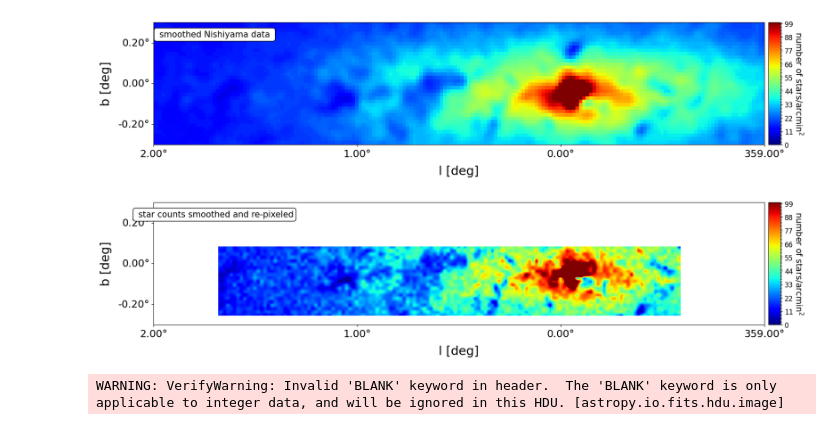
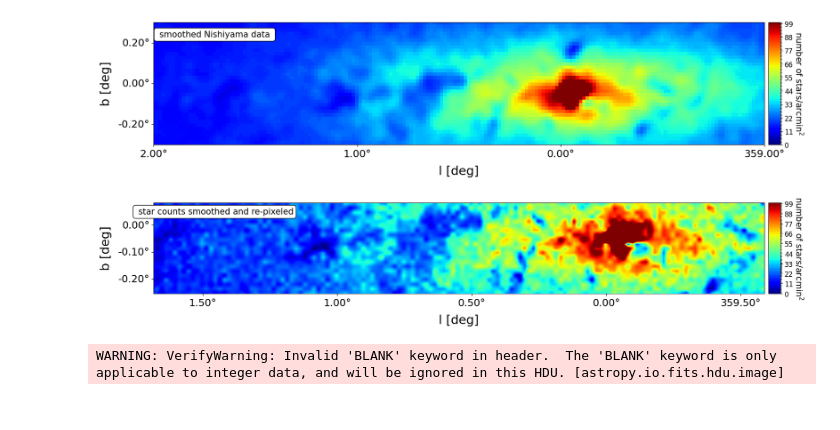
Before and after one commit to danilipman/cmz_synth, a Jupyter notebook: Nishiyama2013/star_count_NF_method.ipynb, the cells around one changed output. Cells and saved outputs as stored; diff of their text form; code cells hidden in the pictures.

Commit message:
updated PPDF and ellipse code to include xray data as well as adjusted and corrected starcounts method

```diff
--- a/Nishiyama2013/star_count_NF_method.ipynb
+++ b/Nishiyama2013/star_count_NF_method.ipynb
@@ -42,6 +45,11 @@ from reproject import reproject_interp
 star_counts_filename = './FITS/nishiyama_counts.fits'
 star_counts = pyfits.open('./FITS/nishiyama_counts.fits')[0]
 star_counts_wcs = WCS(star_counts.header)
+
+
+counts_err_filename = './FITS/nishiyama_error.fits'
+counts_err = pyfits.open('./FITS/nishiyama_error.fits')[0]
+counts_err_wcs = WCS(counts_err.header)
 
 model_counts_filename = './FITS/model_counts.fits'
 model_counts = pyfits.open('./FITS/model_counts.fits')[0]
@@ -64,11 +72,14 @@ def gaussian_smoothing(res_want, pix_scale, header, data, filename):
 
     return smoothed
 # %%
-## Smooth the star count map to column density map
+## Smooth the star count and error maps to column density map
 sig_colden = 36./2.355 # arcsec
 pixscale_colden = 3.2 # arcsec/pix
 pixscale_starcount = star_counts.header['CDELT2']*3600
 star_count_smoothed = gaussian_smoothing(sig_colden, pixscale_starcount,star_counts.header, star_counts.data, star_counts_filename  )
+counts_err_smoothed  = gaussian_smoothing(sig_colden, pixscale_starcount,counts_err.header, counts_err.data, counts_err_filename  )
+model_counts_smoothed  = gaussian_smoothing(sig_colden, pixscale_starcount,model_counts.header, model_counts.data, model_counts_filename  )
+
 
 levels  = np.linspace(0,100,101)
 norm    = mc.BoundaryNorm(levels, 256)
@@ -107,7 +118,7 @@ cb1.ax.tick_params(labelsize=12)
 
 
 
-## re-pixel smoothed star count, regular star count, and model to column density map (i.e. it matches the mask)
+## re-pixel smoothed star count, regular star count, error map, and model to column density map (i.e. it matches the mask)
 star_count_smoothed = pyfits.open('{}_smoothed_reff{}arcmin.fits'.format(star_counts_filename, 3))[0]
 star_count_smooth_regrid, regrid_footprint = reproject_interp(star_count_smoothed, full_cloud_cat_mask.header)
 pyfits.writeto('./FITS/star_counts_smoothed_conv36arcsec.fits', star_count_smooth_regrid, full_cloud_cat_mask.header, overwrite=True)
@@ -116,43 +127,48 @@ star_count_regrid, regrid_footprint = reproject_interp(star_counts, full_cloud_c
 pyfits.writeto('./FITS/star_counts_conv36arcsec.fits', star_count_regrid, full_cloud_cat_mask.header, overwrite=True)
 
 
+counts_err_smoothed = pyfits.open('{}_smoothed_reff{}arcmin.fits'.format(counts_err_filename, 3))[0]
+counts_err_smoothed_regrid, regrid_footprint = reproject_interp(counts_err_smoothed, full_cloud_cat_mask.header)
+pyfits.writeto('./FITS/counts_err_smoothed_conv36arcsec.fits', counts_err_smoothed_regrid, full_cloud_cat_mask.header, overwrite=True)
 
-model_count_regrid, regrid_footprint = reproject_interp(model_counts, full_cloud_cat_mask.header)
-pyfits.writeto('./FITS/model_counts_conv36arcsec.fits', model_count_regrid, full_cloud_cat_mask.header, overwrite=True)
+
+model_count_smoothed = pyfits.open('{}_smoothed_reff{}arcmin.fits'.format(model_counts_filename, 3))[0]
+model_count_smoothed_regrid, regrid_footprint = reproject_interp(model_count_smoothed, full_cloud_cat_mask.header)
+pyfits.writeto('./FITS/model_counts_smoothed_conv36arcsec.fits', model_count_smoothed_regrid, full_cloud_cat_mask.header, overwrite=True)
 
 #extent of plot
 ext_min = skycoord_to_pixel(SkyCoord(2, -0.3, unit="deg", frame='galactic'), full_cloud_cat_mask_wcs)
 ext_max = skycoord_to_pixel(SkyCoord(-1, 0.3, unit="deg", frame='galactic'), full_cloud_cat_mask_wcs)
 
 fig, ax = plt.subplots(nrows=1, subplot_kw={'projection': full_cloud_cat_mask_wcs}, figsize = (20,4), sharex=True, sharey=True)
 
 IM = ax.imshow(star_count_regrid,cmap='jet',norm =norm, origin='lower')
 lon = ax.coords[0]
 lat = ax.coords[1]
 lon.set_major_formatter('d.dd')
 lat.set_major_formatter('d.dd')
 lon.set_ticks_position('b')
 lon.set_ticklabel_position('b')
 lon.set_axislabel_position('b')
 lat.set_ticks_position('l')
 lat.set_ticklabel_position('l')
 lat.set_axislabel_position('l')
 ax.set_xlabel('l [deg]',fontsize=22)
 ax.set_ylabel('b [deg]',fontsize=22)
-ax.set_xlim(ext_min[0],ext_max[0])
-ax.set_ylim(ext_min[1],ext_max[1])
+#ax.set_xlim(ext_min[0],ext_max[0])
+#ax.set_ylim(ext_min[1],ext_max[1])
 ax.tick_params(labelsize=18)
 ax.text(0.1, 0.90, r' star counts smoothed and re-pixeled', ha='center', va='center', transform=ax.transAxes,
            bbox=dict(boxstyle = 'round', facecolor='white', edgecolor='k', alpha=1), fontsize=15)
 
 divider1 = make_axes_locatable(ax)
 cax1 = divider1.append_axes("right", size="2%", pad=0.1,  axes_class=maxes.Axes)
 cb1 = fig.colorbar(IM, orientation="vertical", cax = cax1)
 cb1.set_label(label = r'number of stars/arcmin$^{2}$', labelpad=20, y=0.5, rotation=-90, fontsize = 15)
 cb1.ax.tick_params(labelsize=12)
 # %% [output]
 [figure]
-[figure, old version]
+[figure, new version]
 # %%
 #Grab the existing table columns we want
 cat = Table.read('../../3D_CMZ/LBV_plots_stuff/CMZ_cloud_catalogue_data.tex')
```
Also changed, not shown: parts of 18 cells of this notebook, 6 other files.
